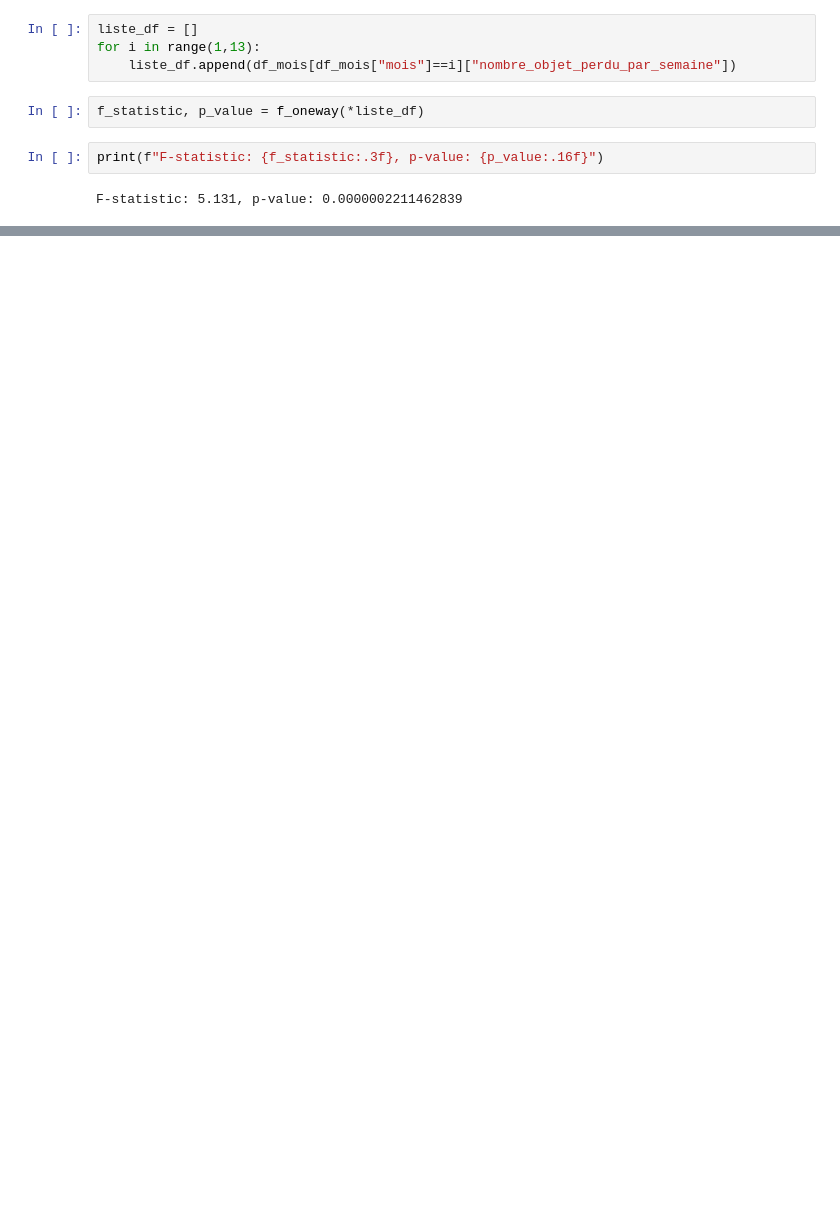
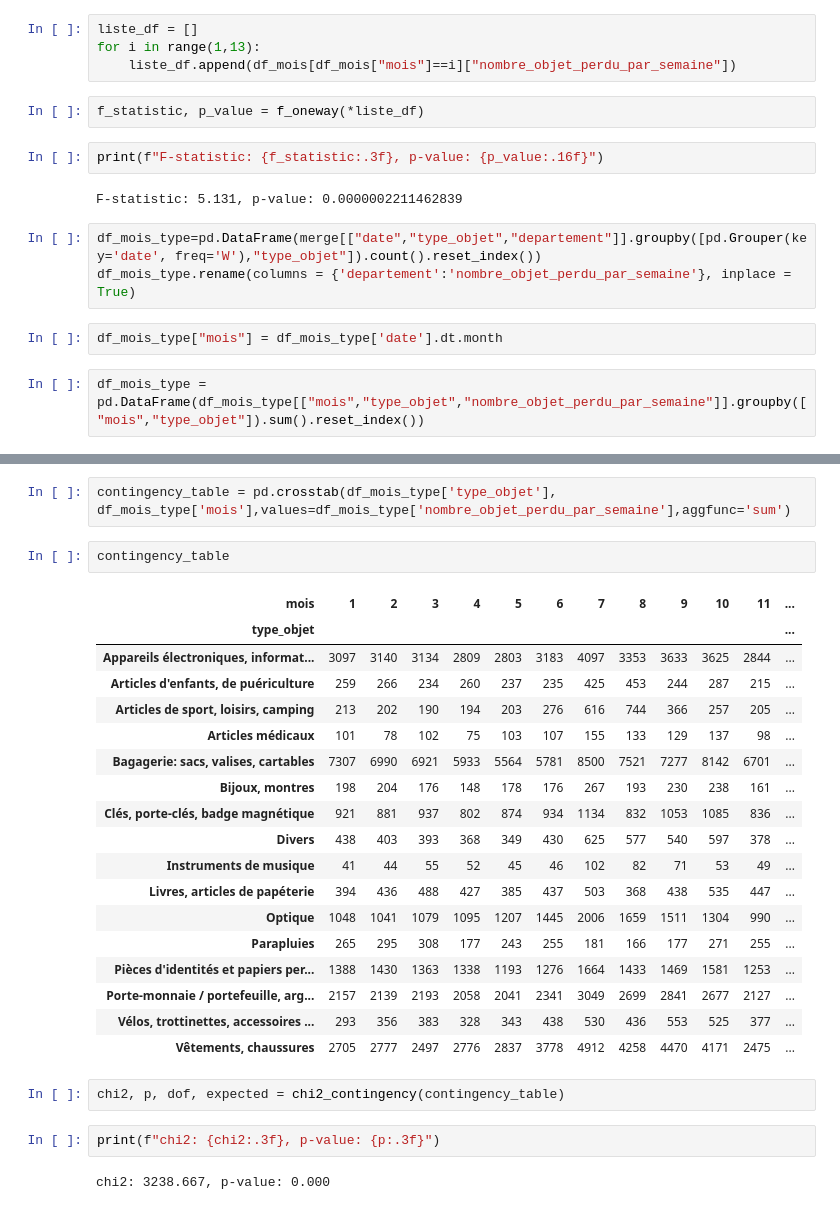
Before and after one commit to StevenDelval/brief_Lost_in_translation, a Jupyter notebook: datascience.ipynb, the cells around one changed output, grey strips where cells are left out. Saved outputs shown, nothing was run; the diff lists cells and outputs as text; blank space fills up the shorter version.

```diff
--- a/datascience.ipynb
+++ b/datascience.ipynb
@@ -249,3 +249,10 @@ f_statistic, p_value = f_oneway(*liste_df)
 print(f"F-statistic: {f_statistic:.3f}, p-value: {p_value:.16f}")
 # %% [output]
 F-statistic: 5.131, p-value: 0.0000002211462839
+# %%
+df_mois_type=pd.DataFrame(merge[["date","type_objet","departement"]].groupby([pd.Grouper(key='date', freq='W'),"type_objet"]).count().reset_index())
+df_mois_type.rename(columns = {'departement':'nombre_objet_perdu_par_semaine'}, inplace = True)
+# %%
+df_mois_type["mois"] = df_mois_type['date'].dt.month
+# %%
+df_mois_type = pd.DataFrame(df_mois_type[["mois","type_objet","nombre_objet_perdu_par_semaine"]].groupby(["mois","type_objet"]).sum().reset_index())
@@ -251,0 +275,29 @@ F-statistic: 5.131, p-value: 0.0000002211462839
+# %%
+contingency_table = pd.crosstab(df_mois_type['type_objet'], df_mois_type['mois'],values=df_mois_type['nombre_objet_perdu_par_semaine'],aggfunc='sum')
+# %%
+contingency_table
+# %% [output]
+| mois | 1 | 2 | 3 | 4 | 5 | 6 | 7 | 8 | 9 | 10 | 11 | ... |
+| type_objet |  |  |  |  |  |  |  |  |  |  |  | ... |
+| Appareils électroniques, informat... | 3097 | 3140 | 3134 | 2809 | 2803 | 3183 | 4097 | 3353 | 3633 | 3625 | 2844 | ... |
+| Articles d'enfants, de puériculture | 259 | 266 | 234 | 260 | 237 | 235 | 425 | 453 | 244 | 287 | 215 | ... |
+| Articles de sport, loisirs, camping | 213 | 202 | 190 | 194 | 203 | 276 | 616 | 744 | 366 | 257 | 205 | ... |
+| Articles médicaux | 101 | 78 | 102 | 75 | 103 | 107 | 155 | 133 | 129 | 137 | 98 | ... |
+| Bagagerie: sacs, valises, cartables | 7307 | 6990 | 6921 | 5933 | 5564 | 5781 | 8500 | 7521 | 7277 | 8142 | 6701 | ... |
+| Bijoux, montres | 198 | 204 | 176 | 148 | 178 | 176 | 267 | 193 | 230 | 238 | 161 | ... |
+| Clés, porte-clés, badge magnétique | 921 | 881 | 937 | 802 | 874 | 934 | 1134 | 832 | 1053 | 1085 | 836 | ... |
+| Divers | 438 | 403 | 393 | 368 | 349 | 430 | 625 | 577 | 540 | 597 | 378 | ... |
+| Instruments de musique | 41 | 44 | 55 | 52 | 45 | 46 | 102 | 82 | 71 | 53 | 49 | ... |
+| Livres, articles de papéterie | 394 | 436 | 488 | 427 | 385 | 437 | 503 | 368 | 438 | 535 | 447 | ... |
+| Optique | 1048 | 1041 | 1079 | 1095 | 1207 | 1445 | 2006 | 1659 | 1511 | 1304 | 990 | ... |
+| Parapluies | 265 | 295 | 308 | 177 | 243 | 255 | 181 | 166 | 177 | 271 | 255 | ... |
+| Pièces d'identités et papiers per... | 1388 | 1430 | 1363 | 1338 | 1193 | 1276 | 1664 | 1433 | 1469 | 1581 | 1253 | ... |
+| Porte-monnaie / portefeuille, arg... | 2157 | 2139 | 2193 | 2058 | 2041 | 2341 | 3049 | 2699 | 2841 | 2677 | 2127 | ... |
+| Vélos, trottinettes, accessoires ... | 293 | 356 | 383 | 328 | 343 | 438 | 530 | 436 | 553 | 525 | 377 | ... |
+| Vêtements, chaussures | 2705 | 2777 | 2497 | 2776 | 2837 | 3778 | 4912 | 4258 | 4470 | 4171 | 2475 | ... |
+# %%
+chi2, p, dof, expected = chi2_contingency(contingency_table)
+# %%
+print(f"chi2: {chi2:.3f}, p-value: {p:.3f}")
+# %% [output]
+chi2: 3238.667, p-value: 0.000
```
Also changed, not shown: parts of 5 cells of this notebook.
